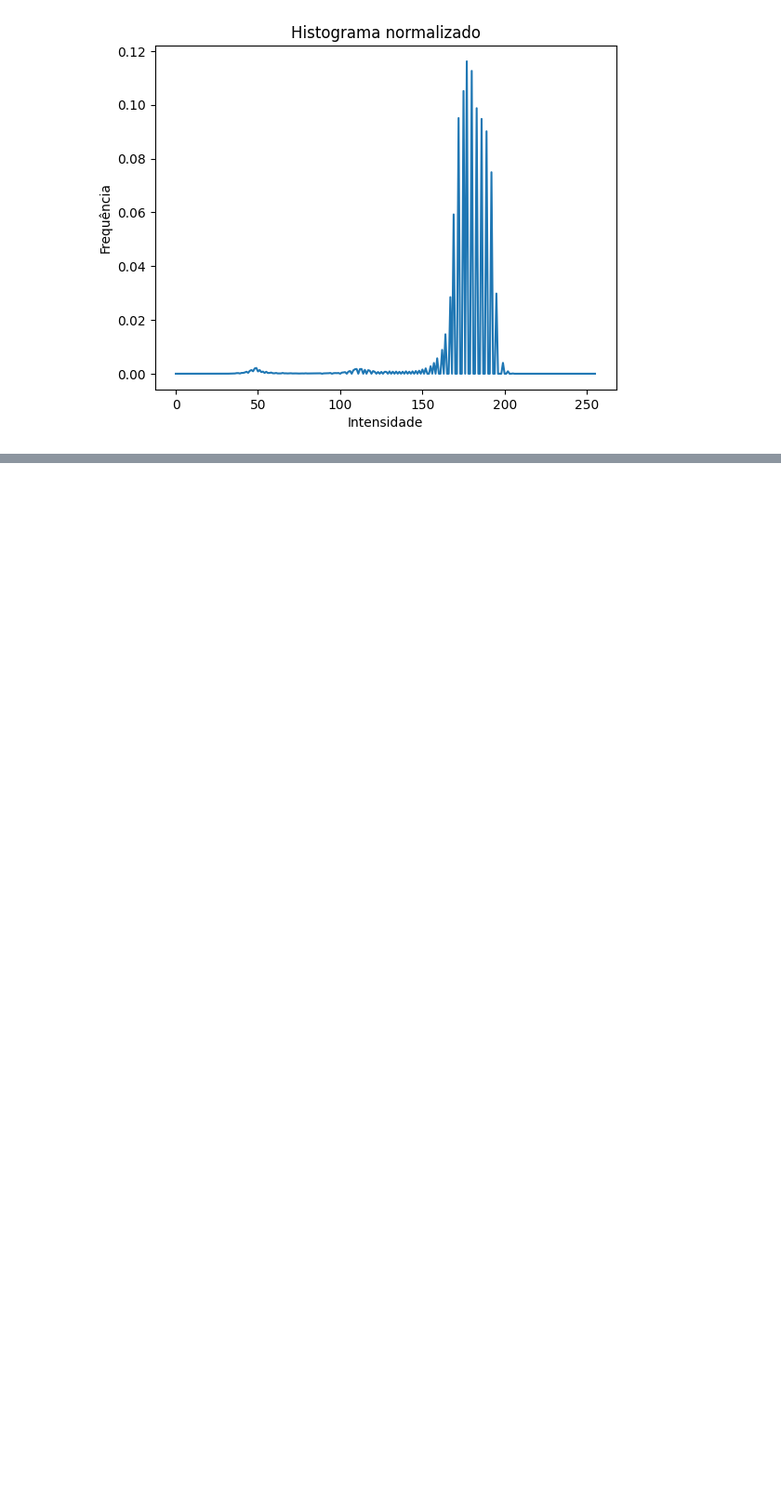
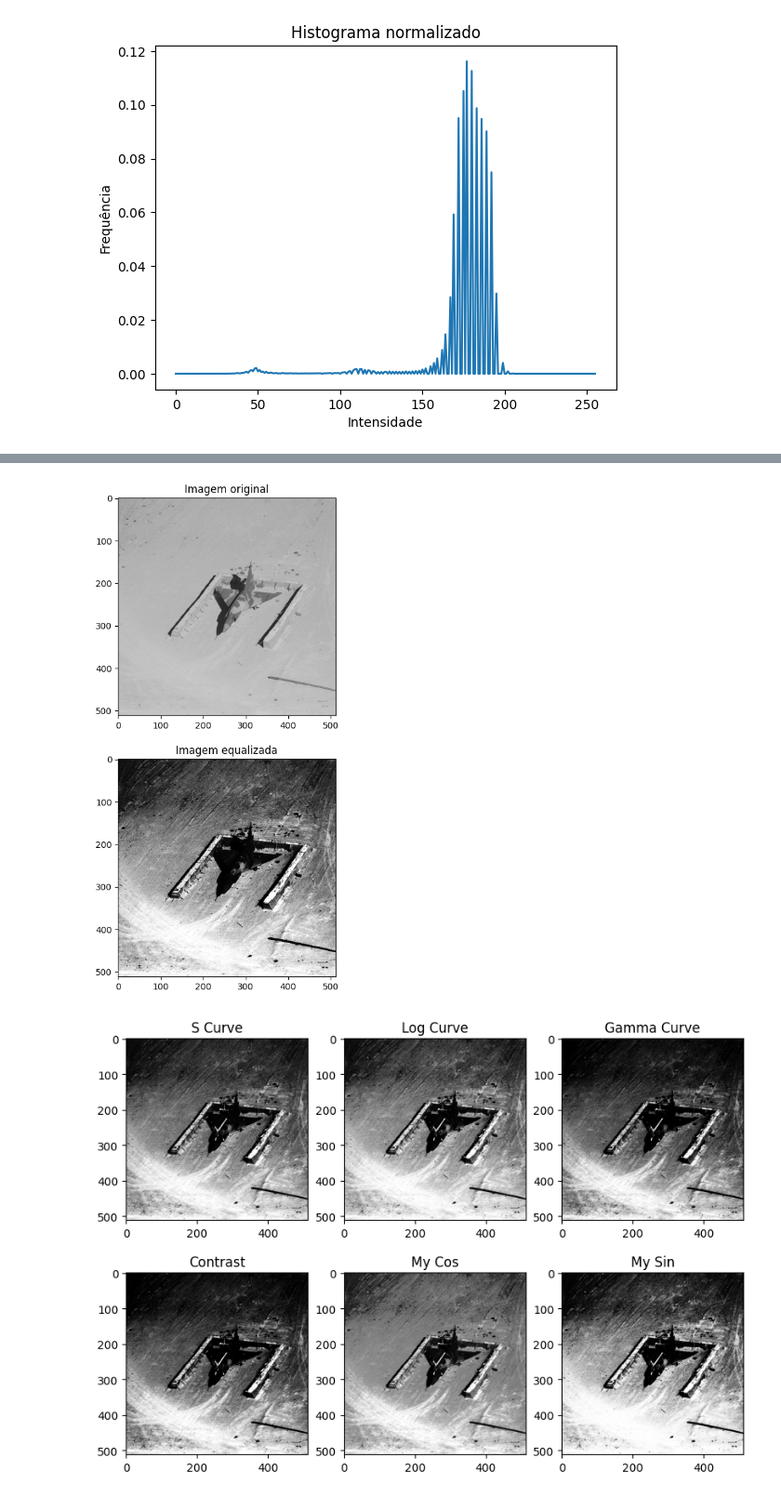
Before and after one commit to tomast1337/Image-Processing, a Jupyter notebook: aula6.ipynb, the cells around one changed output, grey strips where cells are left out. Shown at 93% size. Cells and saved outputs as stored; diff of their text form; code cells hidden in the pictures; blank space fills up the shorter version.

```diff
--- a/aula6.ipynb
+++ b/aula6.ipynb
@@ -86,0 +159,55 @@ plt.show()
+# %%
+def apply_map(img, mapping):
+    shape = img.shape
+    new_img = np.zeros(shape, dtype="uint8")
+    maxi = mapping.max()
+    mini = mapping.min()
+
+    for i in range(shape[0]):
+        for j in range(shape[1]):
+            new_img[i,j] = (mapping[img[i,j]-1] - mini) * 255 / (maxi - mini)
+    return new_img
+
+gray = gray
+s_curve_y_img = apply_map(eq_gray,s_curve_y_cumsum)
+log_curve_y_img = apply_map(eq_gray,log_curve_y_cumsum)
+gamma_curve_y_img = apply_map(eq_gray,gamma_curve_y_cumsum)
+contrast_y_img = apply_map(eq_gray,contrast_y_cumsum)
+my_cos_y_img = apply_map(eq_gray,my_cos_y_cumsum)
+my_sin_y_img = apply_map(eq_gray,my_sin_y_cumsum)
+# %%
+fig, axs = plt.subplots(2, 1, figsize=(5,10))
+gray = gray
+eq_gray = eq_gray
+axs[0].set_title("Imagem original")
+axs[0].imshow(gray, cmap="gray")
+
+axs[1].set_title("Imagem equalizada")
+axs[1].imshow(eq_gray, cmap="gray")
+
+plt.show()
+
+fig, axs = plt.subplots(2, 3, figsize=(10, 7))
+
+axs[0, 0].set_title("S Curve")
+axs[0, 0].imshow(s_curve_y_img, cmap="gray")
+
+axs[0, 1].set_title("Log Curve")
+axs[0, 1].imshow(log_curve_y_img, cmap="gray")
+
+axs[0, 2].set_title("Gamma Curve")
+axs[0, 2].imshow(gamma_curve_y_img, cmap="gray")
+
+axs[1, 0].set_title("Contrast")
+axs[1, 0].imshow(contrast_y_img, cmap="gray")
+
+axs[1, 1].set_title("My Cos")
+axs[1, 1].imshow(my_cos_y_img, cmap="gray")
+
+axs[1, 2].set_title("My Sin")
+axs[1, 2].imshow(my_sin_y_img, cmap="gray")
+
+plt.show()
+# %% [output]
+[figure, added]
+[figure, added]
```
Also changed, not shown: parts of 7 cells of this notebook, 7 other files.
